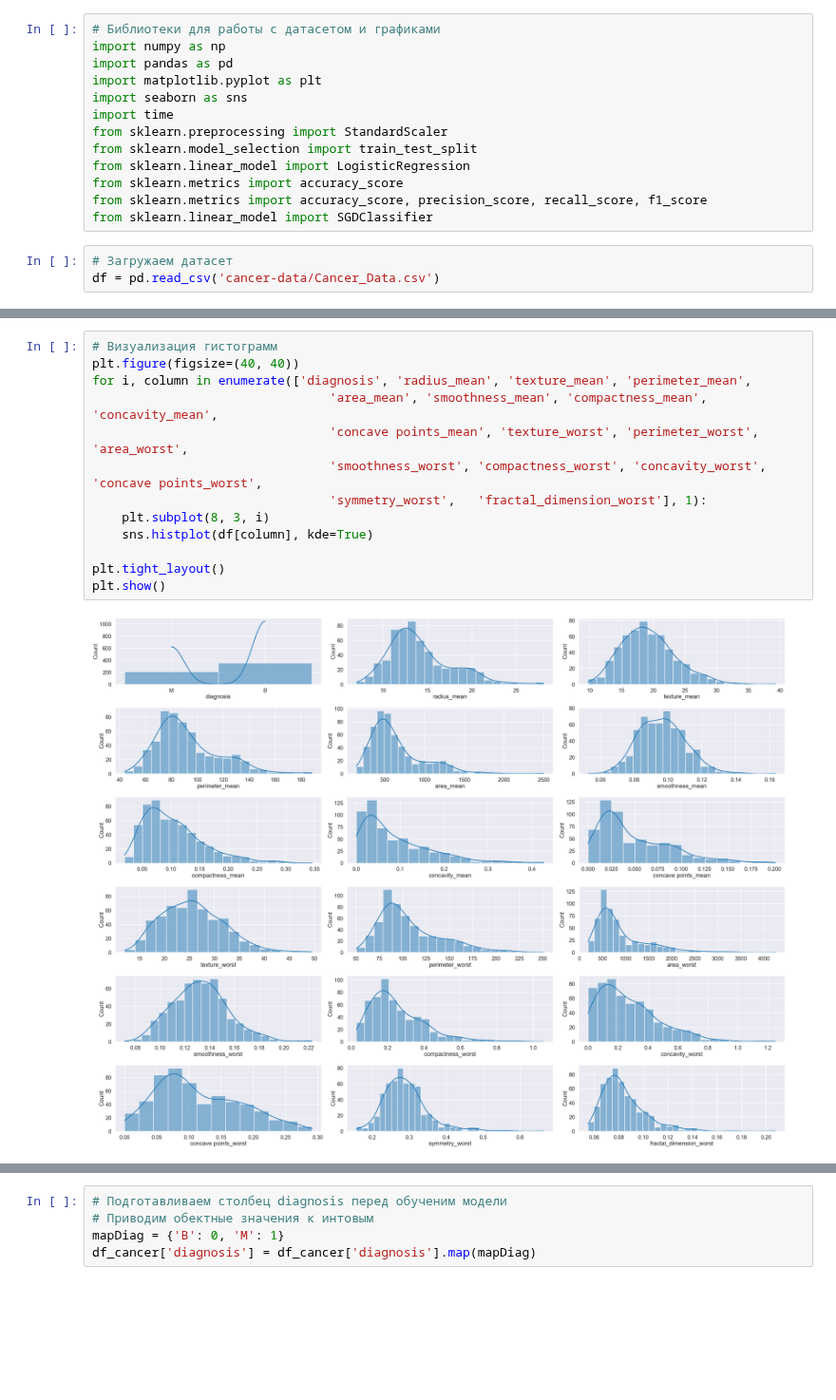
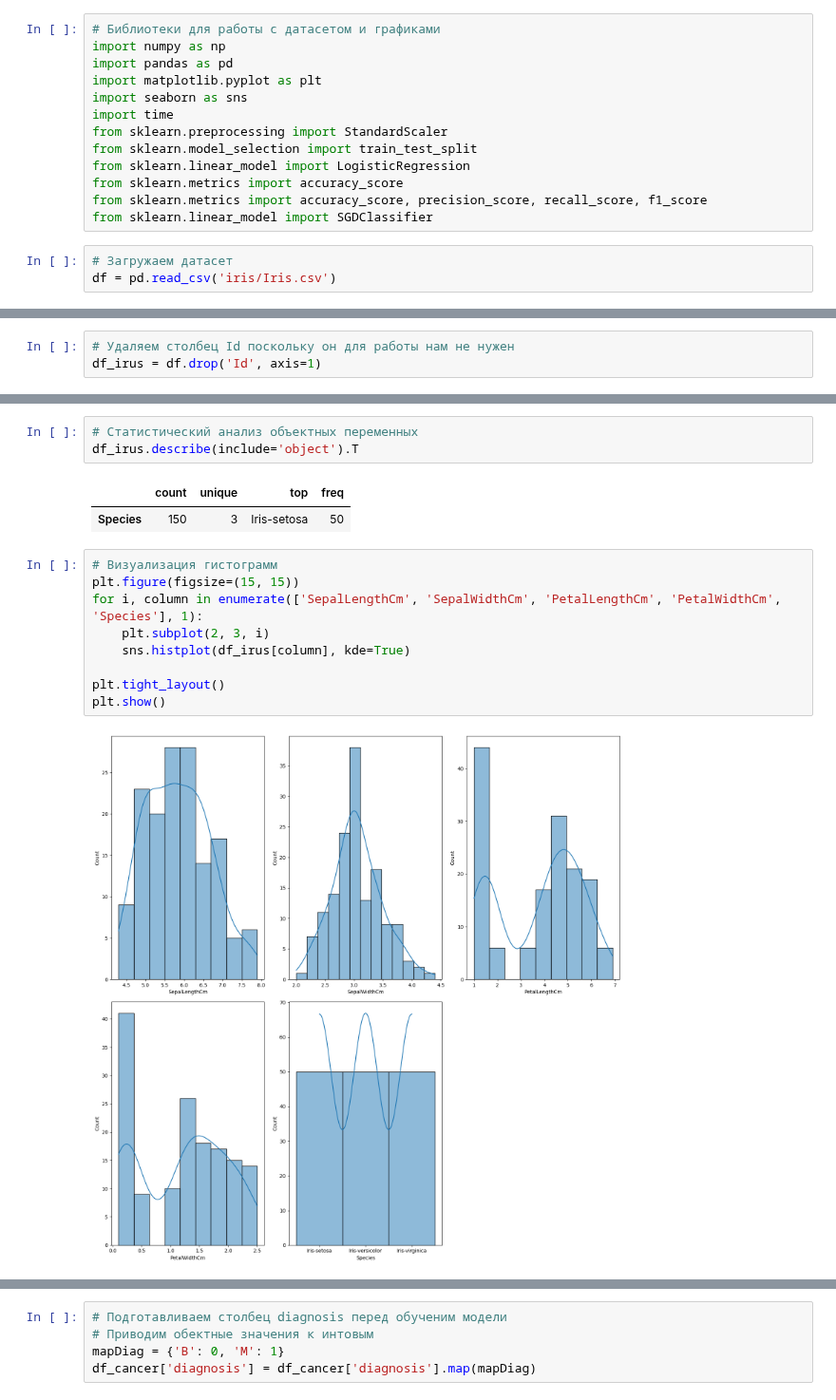
Before and after one commit to Ritorta/PythonDataBase, a Jupyter notebook: Work#6/Task_1.ipynb, the cells around one changed output, grey strips where cells are left out. Shown at 95% size. Saved outputs shown, nothing was run; the diff lists cells and outputs as text; blank space fills up the shorter version.

```diff
--- a/Work#6/Task_1.ipynb
+++ b/Work#6/Task_1.ipynb
@@ -50,4 +52,4 @@ from sklearn.metrics import accuracy_score, precision_score, recall_score, f1_sc
 from sklearn.linear_model import SGDClassifier
 # %%
 # Загружаем датасет
-df = pd.read_csv('cancer-data/Cancer_Data.csv')
+df = pd.read_csv('iris/Iris.csv')
@@ -79,3 +103,6 @@ diagnose: указывает тип рака)
+# %%
+# Удаляем столбец Id поскольку он для работы нам не нужен
+df_irus = df.drop('Id', axis=1)
 # %%
 # Смотрим количество пропущеных значений.
 print("Количество пропущенных значений:")
@@ -174,15 +164,17 @@ df_cancer.describe().T
+# %%
+# Статистический анализ объектных переменных
+df_irus.describe(include='object').T
+# %% [output]
+|  | count | unique | top | freq |
+| Species | 150 | 3 | Iris-setosa | 50 |
 # %%
 # Визуализация гистограмм
-plt.figure(figsize=(40, 40))
-for i, column in enumerate(['diagnosis', 'radius_mean', 'texture_mean', 'perimeter_mean',
-                            	'area_mean', 'smoothness_mean', 'compactness_mean',	'concavity_mean',
-                                'concave points_mean', 'texture_worst',	'perimeter_worst',	'area_worst',
-                            	'smoothness_worst',	'compactness_worst', 'concavity_worst', 'concave points_worst',
-                            	'symmetry_worst',	'fractal_dimension_worst'], 1):
-    plt.subplot(8, 3, i)
-    sns.histplot(df[column], kde=True)
+plt.figure(figsize=(15, 15))
+for i, column in enumerate(['SepalLengthCm', 'SepalWidthCm', 'PetalLengthCm', 'PetalWidthCm', 'Species'], 1):
+    plt.subplot(2, 3, i)
+    sns.histplot(df_irus[column], kde=True)
 
 plt.tight_layout()
 plt.show()
 # %% [output]
-[figure, old version]
+[figure, new version]
```
Also changed, not shown: parts of 31 cells of this notebook, 2 other files.
